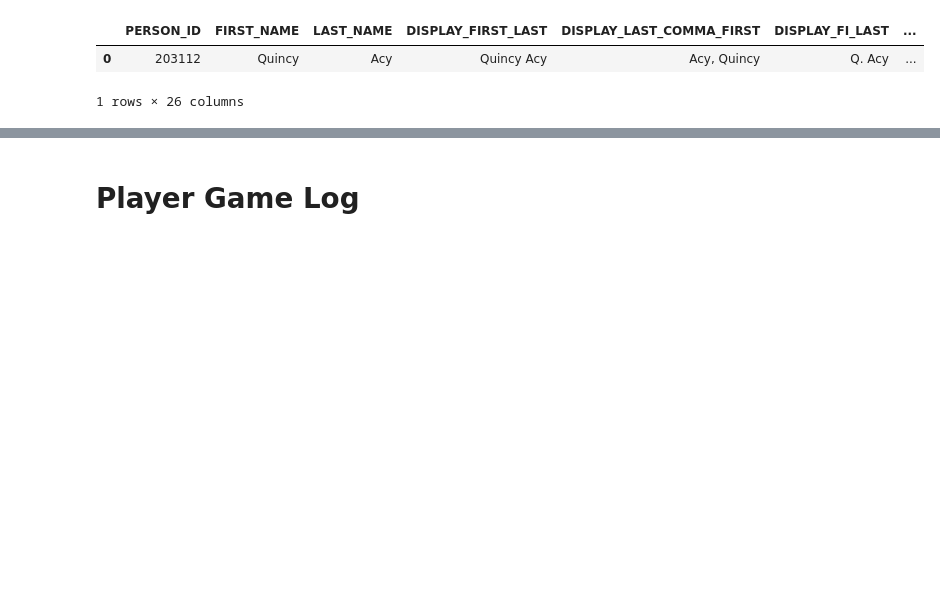
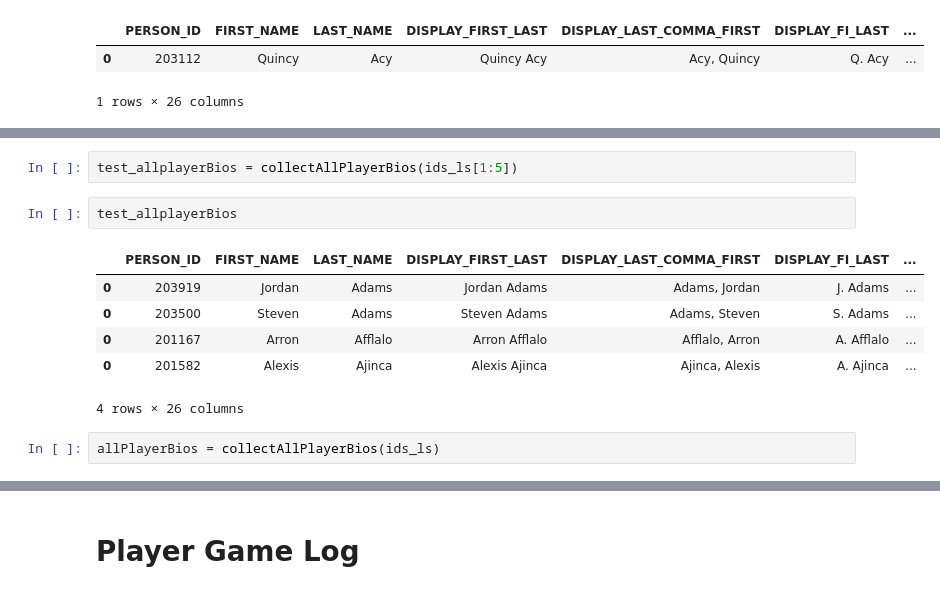
Before and after one commit to jpzhangvincent/NBAFantasySportBetting-ML-project, a Jupyter notebook: Scraping/Scraping for player game logs.ipynb, the cells around one changed output, grey strips where cells are left out. Saved outputs shown, nothing was run; the diff lists cells and outputs as text; blank space fills up the shorter version.

```diff
--- a/Scraping/Scraping for player game logs.ipynb
+++ b/Scraping/Scraping for player game logs.ipynb
@@ -45,0 +83,13 @@ tt.bio()
+# %%
+test_allplayerBios = collectAllPlayerBios(ids_ls[1:5])
+# %%
+test_allplayerBios
+# %% [output]
+|  | PERSON_ID | FIRST_NAME | LAST_NAME | DISPLAY_FIRST_LAST | DISPLAY_LAST_COMMA_FIRST | DISPLAY_FI_LAST | ... |
+| 0 | 203919 | Jordan | Adams | Jordan Adams | Adams, Jordan | J. Adams | ... |
+| 0 | 203500 | Steven | Adams | Steven Adams | Adams, Steven | S. Adams | ... |
+| 0 | 201167 | Arron | Afflalo | Arron Afflalo | Afflalo, Arron | A. Afflalo | ... |
+| 0 | 201582 | Alexis | Ajinca | Alexis Ajinca | Ajinca, Alexis | A. Ajinca | ... |
+4 rows × 26 columns
+# %%
+allPlayerBios = collectAllPlayerBios(ids_ls)
```
Also changed, not shown: parts of 17 cells of this notebook.
